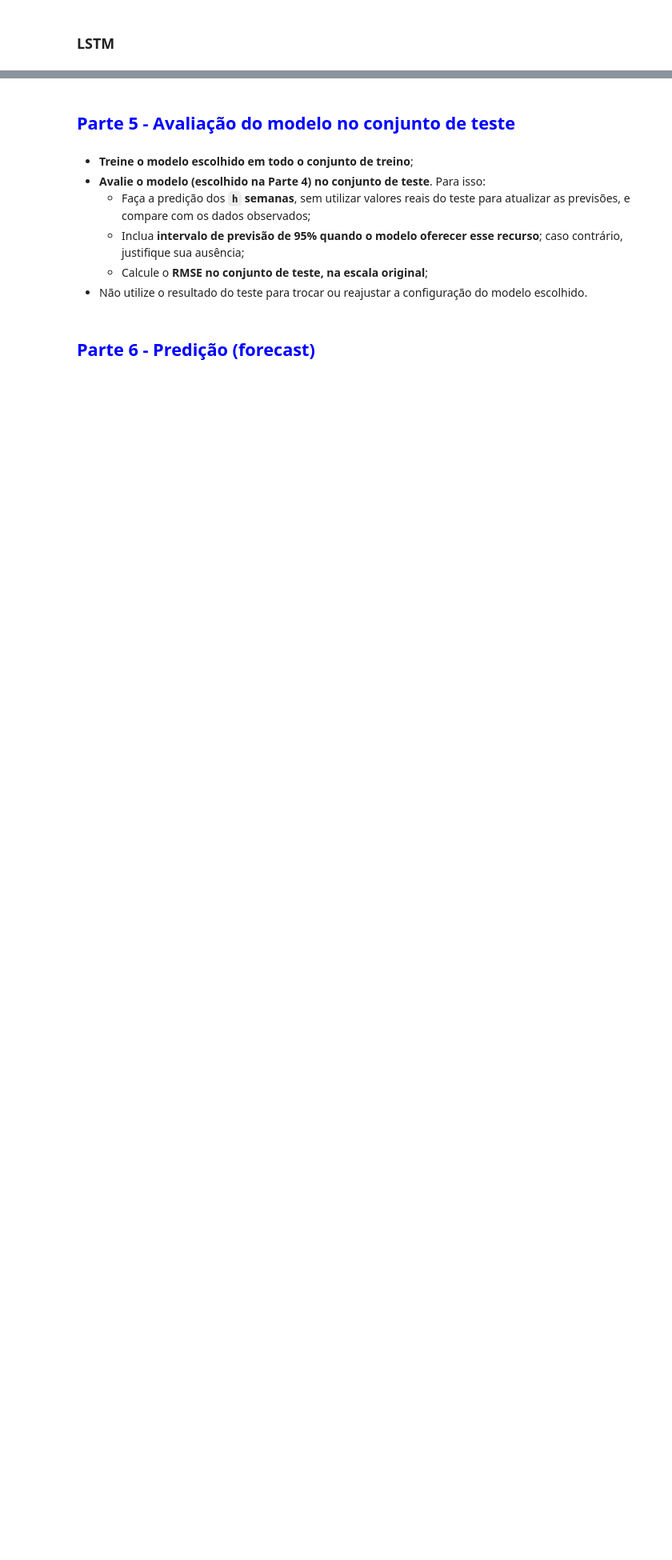
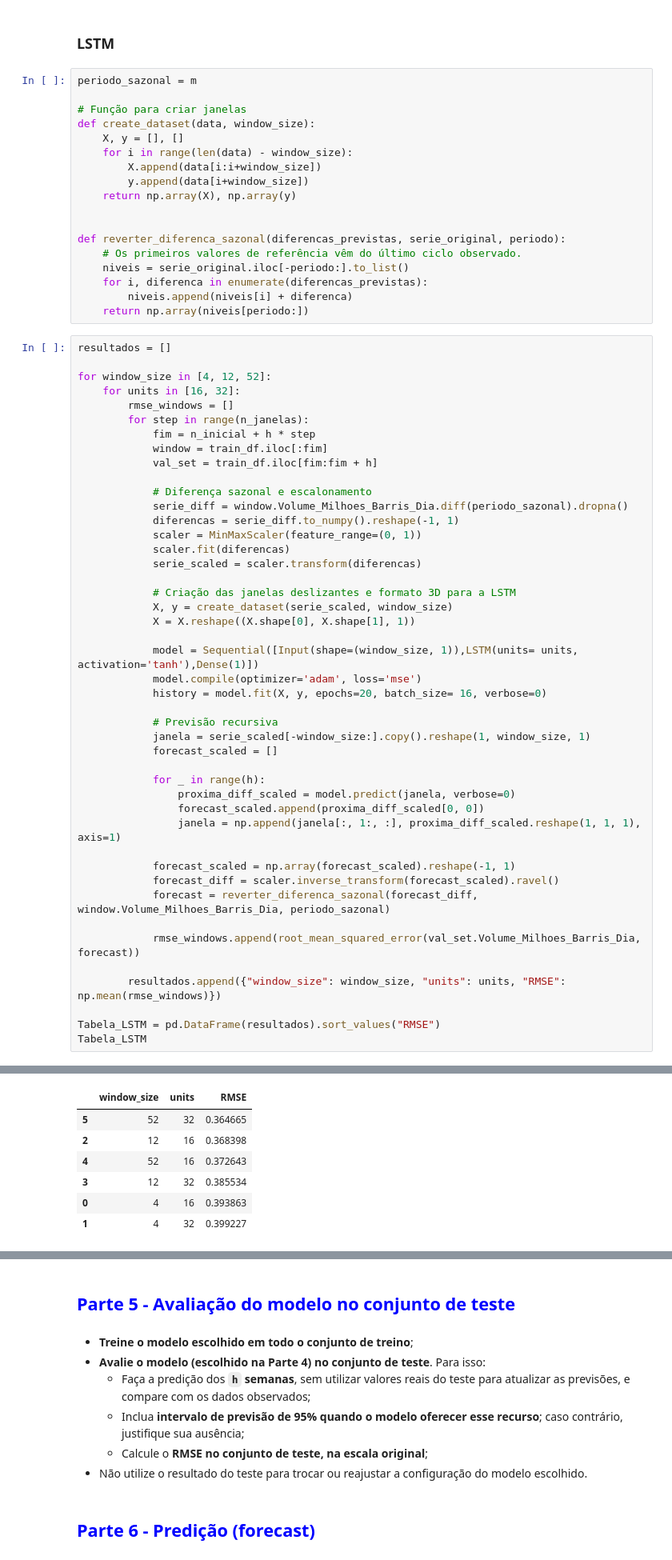
Before and after one commit to giu-garrido/ast-gasolina-eua, a Jupyter notebook: notebooks/AST_2026_Trabalho_Final_Problema_05_Gasolina_EUA.ipynb, the cells around one changed output, grey strips where cells are left out. Shown at 80% size. Saved outputs shown, nothing was run; the diff lists cells and outputs as text; blank space fills up the shorter version.

Commit message:
Resto dos modelos, não rodei o treino e teste do sarima

```diff
--- a/notebooks/AST_2026_Trabalho_Final_Problema_05_Gasolina_EUA.ipynb
+++ b/notebooks/AST_2026_Trabalho_Final_Problema_05_Gasolina_EUA.ipynb
@@ -454,2 +548,66 @@ RMSE médio na CV: 0.4507
 # %% [markdown]
 ### LSTM
+# %%
+periodo_sazonal = m
+
+# Função para criar janelas
+def create_dataset(data, window_size):
+    X, y = [], []
+    for i in range(len(data) - window_size):
+        X.append(data[i:i+window_size])
+        y.append(data[i+window_size])
+    return np.array(X), np.array(y)
+
+
+def reverter_diferenca_sazonal(diferencas_previstas, serie_original, periodo):
+    # Os primeiros valores de referência vêm do último ciclo observado.
+    niveis = serie_original.iloc[-periodo:].to_list()
+    for i, diferenca in enumerate(diferencas_previstas):
+        niveis.append(niveis[i] + diferenca)
+    return np.array(niveis[periodo:])
+# %%
+resultados = []
+
+for window_size in [4, 12, 52]:
+    for units in [16, 32]:
+        rmse_windows = []
+        for step in range(n_janelas):
+            fim = n_inicial + h * step
+            window = train_df.iloc[:fim]
+            val_set = train_df.iloc[fim:fim + h]
+
+            # Diferença sazonal e escalonamento
+            serie_diff = window.Volume_Milhoes_Barris_Dia.diff(periodo_sazonal).dropna()
+            diferencas = serie_diff.to_numpy().reshape(-1, 1)
+            scaler = MinMaxScaler(feature_range=(0, 1))
+            scaler.fit(diferencas)
+            serie_scaled = scaler.transform(diferencas)
+
+            # Criação das janelas deslizantes e formato 3D para a LSTM
+            X, y = create_dataset(serie_scaled, window_size)
+            X = X.reshape((X.shape[0], X.shape[1], 1))
+
+            model = Sequential([Input(shape=(window_size, 1)),LSTM(units= units, activation='tanh'),Dense(1)])
+            model.compile(optimizer='adam', loss='mse')
+            history = model.fit(X, y, epochs=20, batch_size= 16, verbose=0)
+
+            # Previsão recursiva
+            janela = serie_scaled[-window_size:].copy().reshape(1, window_size, 1)
+            forecast_scaled = []
+
+            for _ in range(h):
+                proxima_diff_scaled = model.predict(janela, verbose=0)
+                forecast_scaled.append(proxima_diff_scaled[0, 0])
+                janela = np.append(janela[:, 1:, :], proxima_diff_scaled.reshape(1, 1, 1), axis=1)
+
+            forecast_scaled = np.array(forecast_scaled).reshape(-1, 1)
+            forecast_diff = scaler.inverse_transform(forecast_scaled).ravel()
+            forecast = reverter_diferenca_sazonal(forecast_diff, window.Volume_Milhoes_Barris_Dia, periodo_sazonal)
+
+            rmse_windows.append(root_mean_squared_error(val_set.Volume_Milhoes_Barris_Dia, forecast))
+
+        resultados.append({"window_size": window_size, "units": units, "RMSE": np.mean(rmse_windows)})
+
+Tabela_LSTM = pd.DataFrame(resultados).sort_values("RMSE")
+Tabela_LSTM
+# %% [output]
@@ -455,0 +615,7 @@ RMSE médio na CV: 0.4507
+|  | window_size | units | RMSE |
+| 5 | 52 | 32 | 0.364665 |
+| 2 | 12 | 16 | 0.368398 |
+| 4 | 52 | 16 | 0.372643 |
+| 3 | 12 | 32 | 0.385534 |
+| 0 | 4 | 16 | 0.393863 |
+| 1 | 4 | 32 | 0.399227 |
```
Also changed, not shown: parts of 7 cells of this notebook.
